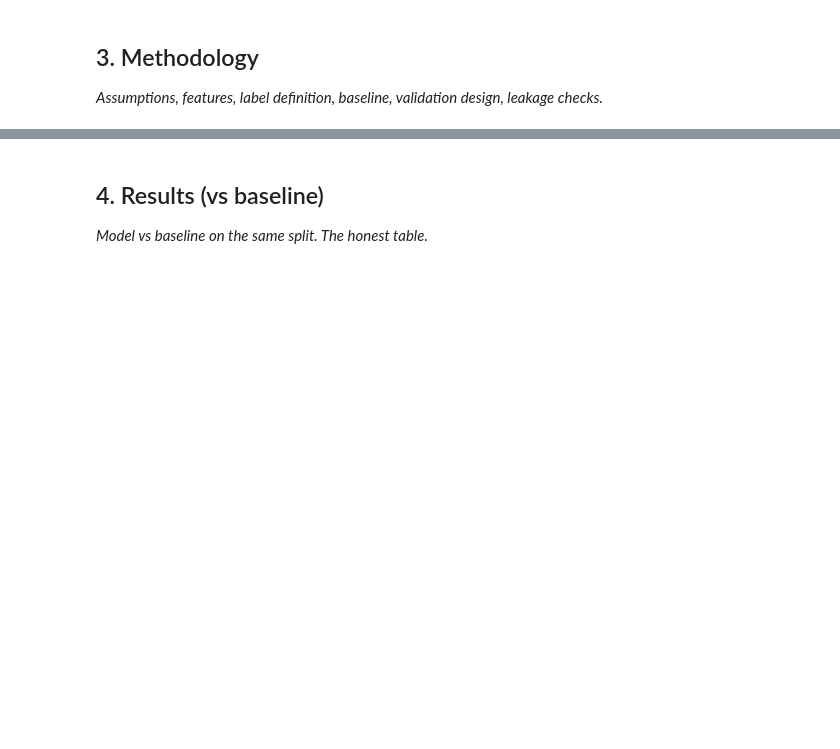
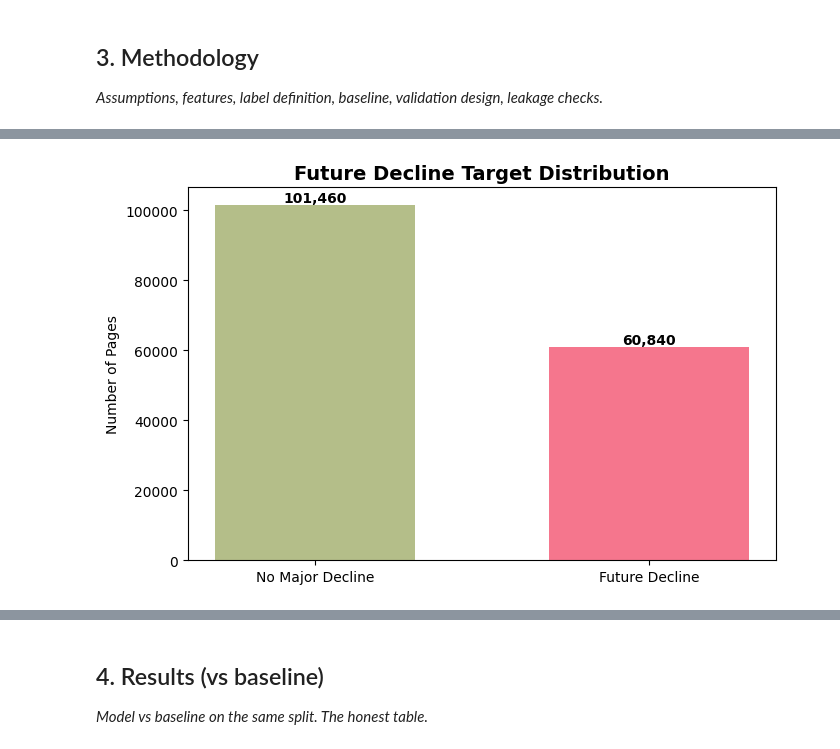
Before and after one commit to pakizahassan/flyrank-ml-internship, a Jupyter notebook: work/notebooks/capstone.ipynb, the cells around one changed output, grey strips where cells are left out. Cells and saved outputs as stored; diff of their text form; code cells hidden in the pictures; blank space fills up the shorter version.

Commit message:
ml capstone

```diff
--- a/work/notebooks/capstone.ipynb
+++ b/work/notebooks/capstone.ipynb
@@ -16,0 +160,18 @@ This skeleton is yours to fill. Work the sections **in order** — each one has
+# %%
+import fsspec
+import pyarrow.parquet as pq
+
+path = (
+    "hf://datasets/FlyRank/internship-warehouse/"
+    "fact_content_daily_performance/"
+    "month=2026-03/data_0.parquet"
+)
+
+with fsspec.open(path, "rb") as f:
+    all_columns = pq.ParquetFile(f).schema.names
+
+print("Total columns:", len(all_columns))
+print("\nAvailable columns:\n")
+
+for col in all_columns:
+    print(col)
@@ -20,0 +439,46 @@ This skeleton is yours to fill. Work the sections **in order** — each one has
+# %%
+target_counts = (
+    capstone_df["future_decline"]
+    .value_counts()
+    .sort_index()
+)
+
+labels = [
+    "No Major Decline",
+    "Future Decline"
+]
+
+plt.figure(figsize=(7, 4.5))
+
+plt.bar(
+    labels,
+    target_counts.values,
+    color=[
+        "#b4be89",
+        "#f5768d"
+    ],
+    width=0.6
+)
+
+plt.title(
+    "Future Decline Target Distribution",
+    fontsize=14,
+    fontweight="bold"
+)
+
+plt.ylabel("Number of Pages")
+
+for i, value in enumerate(target_counts.values):
+    plt.text(
+        i,
+        value,
+        f"{value:,}",
+        ha="center",
+        va="bottom",
+        fontweight="bold"
+    )
+
+plt.tight_layout()
+plt.show()
+# %% [output]
+[figure, added]
```
Also changed, not shown: parts of 34 cells of this notebook.
